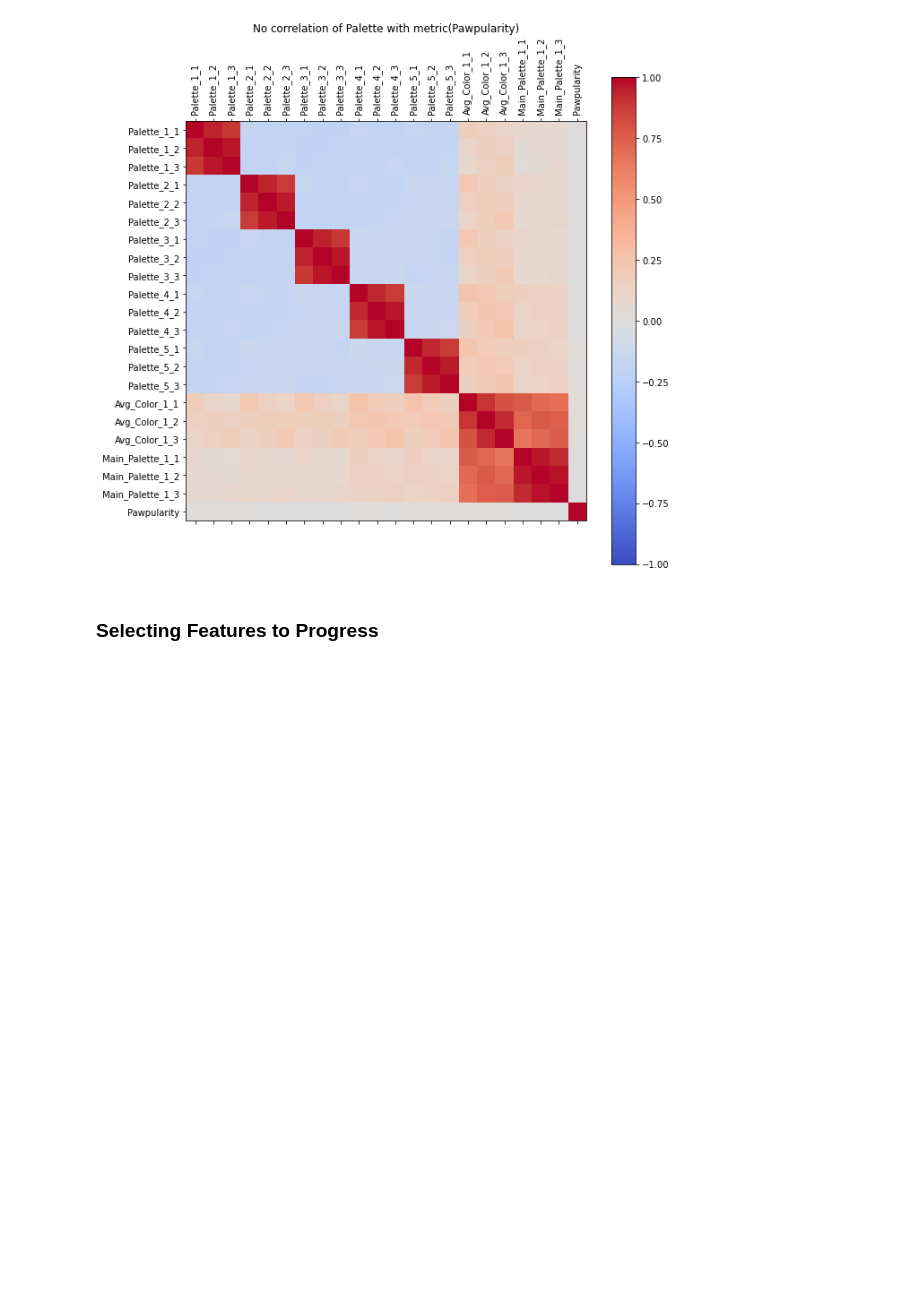
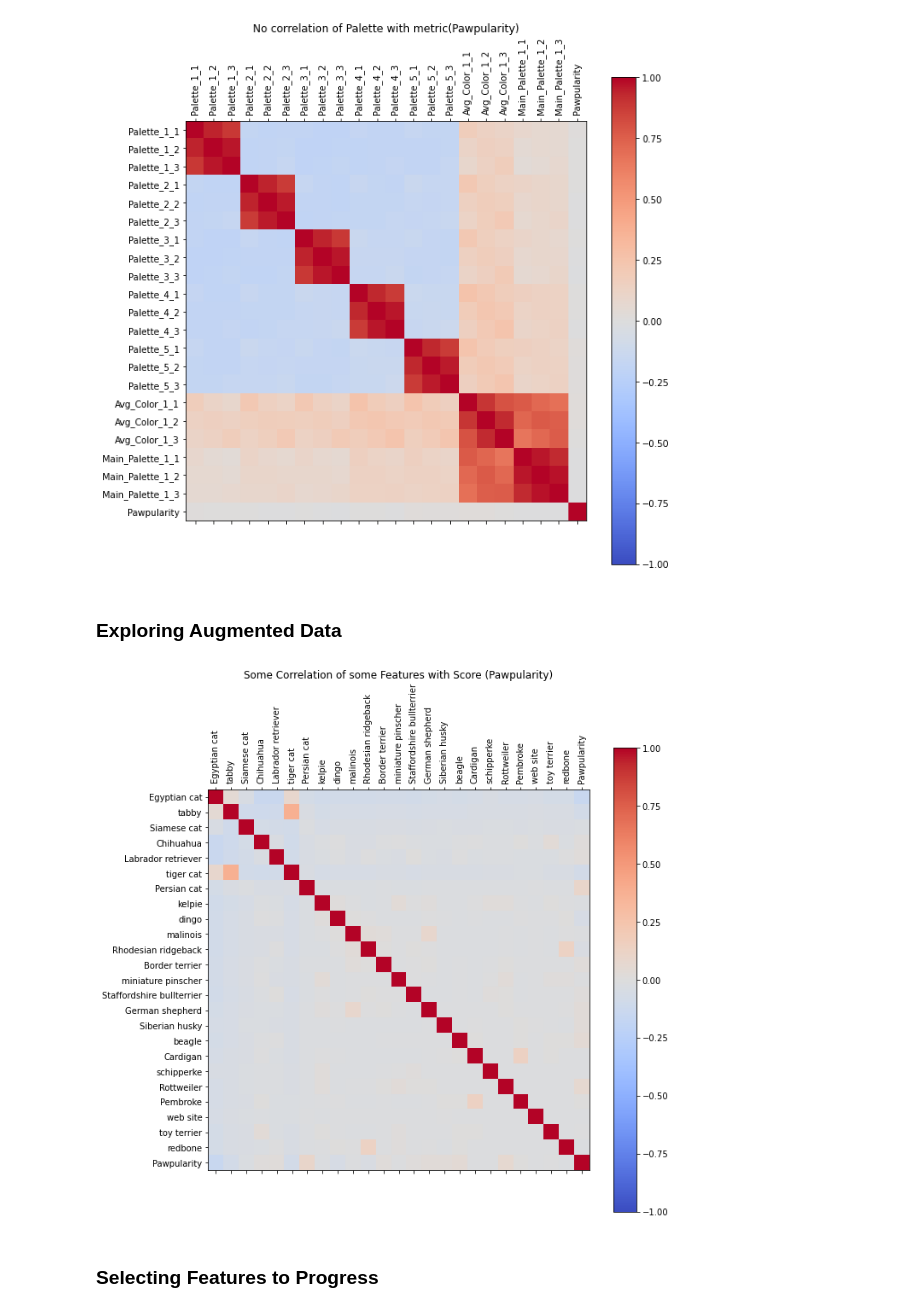
Before and after one commit to cmorenoUCB2021/w207_final_project_cem, a Jupyter notebook: CEM_notebooks/model_creation_5_only_basic_features.ipynb, the cells around one changed output. Saved outputs shown, nothing was run; the diff lists cells and outputs as text; code cells hidden in the pictures; blank space fills up the shorter version.

```diff
--- a/CEM_notebooks/model_creation_5_only_basic_features.ipynb
+++ b/CEM_notebooks/model_creation_5_only_basic_features.ipynb
@@ -378,6 +363,39 @@ plt.title("No correlation of Palette with metric(Pawpularity)")
 plt.show()
 # %% [output]
 [figure]
+# %% [markdown]
+### Exploring Augmented Data
+# %%
+filename = "train_augmented_reduced.csv"
+df_augmented = pd.read_csv("../data/"+filename)
+takeout1 = ['Unnamed: 0', 'Id','Subject Focus', 'Eyes', 'Face', 'Near', 'Action', 'Accessory', 'Group',
+            'Collage', 'Human', 'Occlusion', 'Info', 'Blur', 'Pawpularity',]
+dff1 = df_augmented.drop(takeout1, axis=1)
+dff1["id_max"] = dff1.idxmax(axis=1)
+fcount = pd.DataFrame(dff1["id_max"].value_counts())
+fcount = fcount.reset_index()
+fcount.columns = ["name", "count"]
+sf_select = fcount[fcount['count'] >80]
+sf_selected = list(sf_select['name'])
+
+sca = 'Pawpularity'
+features = sf_selected + [sca]
+data = df_data[features]
+corr = data.corr()
+fig = plt.figure(figsize=(10, 10))
+ax = fig.add_subplot(111)
+cax = ax.matshow(corr,cmap='coolwarm', vmin=-1, vmax=1)
+fig.colorbar(cax)
+ticks = np.arange(0,len(data.columns),1)
+ax.set_xticks(ticks)
+plt.xticks(rotation=90)
+ax.set_yticks(ticks)
+ax.set_xticklabels(data.columns)
+ax.set_yticklabels(data.columns)
+plt.title("Some Correlation of some Features with Score (Pawpularity)")
+plt.show()
+# %% [output]
+[figure, added]
 # %% [markdown]
 ### Selecting Features to Progress
 # %%
```
Also changed, not shown: parts of 32 cells of this notebook.
